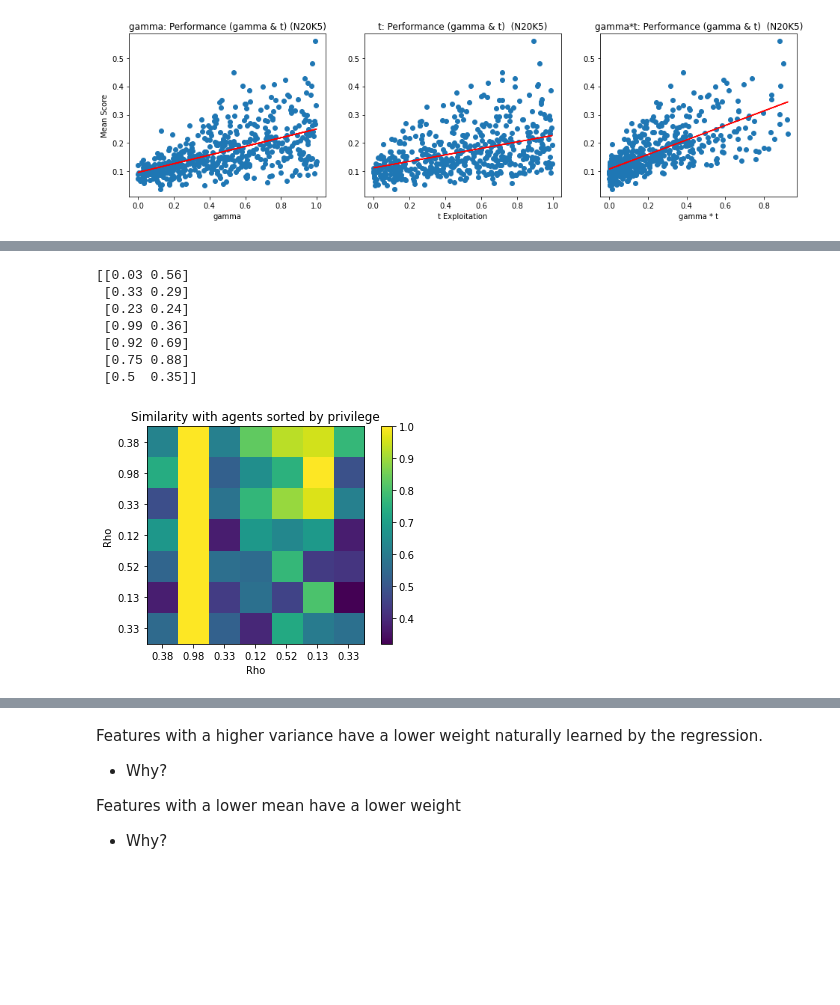
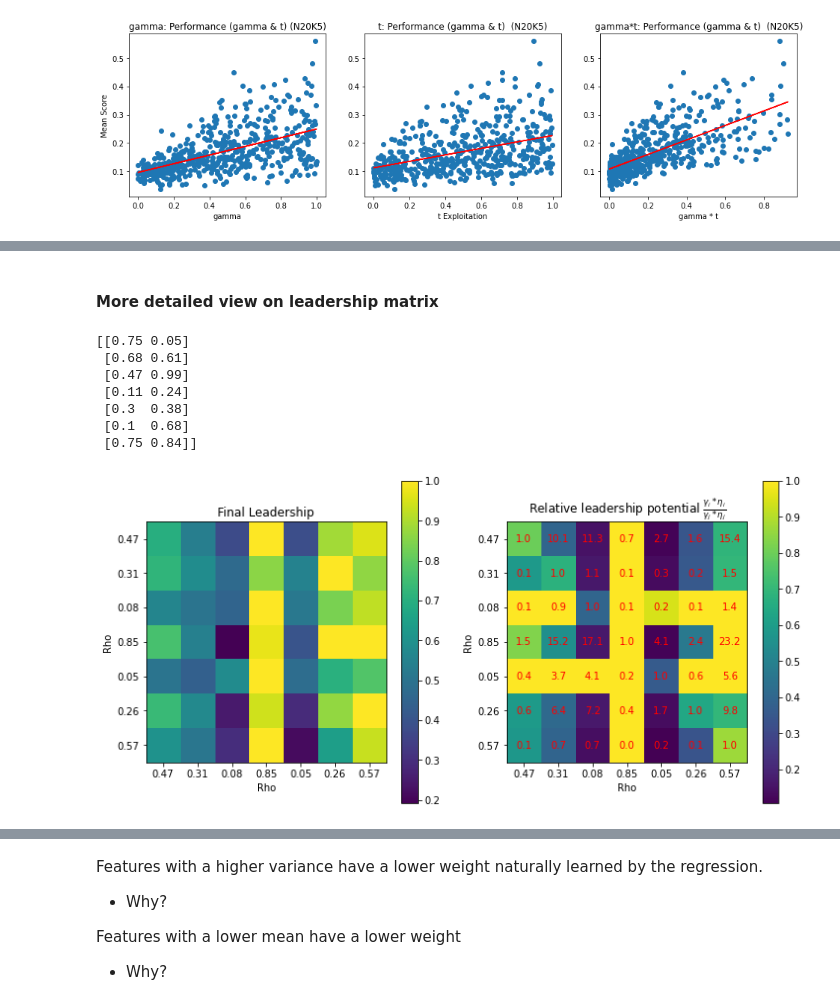
Before and after one commit to sheuschk/DiversitySimulation, a Jupyter notebook: Leadership Granting (Simulation 3).ipynb, the cells around one changed output, grey strips where cells are left out. Saved outputs shown, nothing was run; the diff lists cells and outputs as text; code cells hidden in the pictures; blank space fills up the shorter version.

```diff
--- a/Leadership Granting (Simulation 3).ipynb
+++ b/Leadership Granting (Simulation 3).ipynb
@@ -831,0 +663,10 @@ Text(0.5, 1.0, 'Relative Weight size over time')
+# %%
+rng = np.random.default_rng(10)
+iterations = 150
+n_trials = 500
+n_agents   = 7
+n_features = 4
+
+intervention = False
+
+results, all_weights, all_scores, all_leadership_scores = run_simulation(n_agents, n_trials, n_features, iterations, intervention, rng)
@@ -831,0 +693,10 @@ Text(0.5, 1.0, 'Relative Weight size over time')
+# %%
+rng = np.random.default_rng(10)
+iterations = 150
+n_trials = 500
+n_agents   = 7
+n_features = 4
+
+intervention = True
+
+results_int, all_weights_int, all_scores_int, all_leadership_scores_int = run_simulation(n_agents, n_trials, n_features, iterations, intervention, rng)
@@ -832,22 +721,38 @@ Text(0.5, 1.0, 'Relative Weight size over time')
+# %% [markdown]
+#### More detailed view on leadership matrix
 # %%
-index1 = 42
+index1 = 70
 index2 = index1+7
-matrix = all_leadership_scores[index1:index2].T
-x= results[index1:index2,3]
-plt.title("Similarity with agents sorted by privilege")
-plt.imshow(matrix)
-plt.colorbar()
-plt.xticks(np.arange(7), labels=x.round(2))
-plt.yticks(np.arange(7), labels=x.round(2));
-plt.xlabel("Rho")
-plt.ylabel("Rho")
+matrix = all_leadership_scores_int[index1:index2].T
+x = results_int[index1:index2,3]
+
+fig, axs = plt.subplots(1,2, figsize=(12,6))
+plot_heatmap(matrix, x, axs[0], "Final Leadership")
 print(results[index1:index2,:2].round(2))
+
+# Starting matrix
+matrix = create_minority_matrix(x)
+np.fill_diagonal(matrix, matrix.mean(axis=0))
+axs[1] = plot_heatmap(matrix, x, axs[1], r"Relative leadership potential $ \frac{\gamma_i*\eta_i}{\gamma_j*\eta_j} $")
+
+leadership_potential = results[index1:index2,0] * results[index1:index2,1]
+relative_leadership_potential = np.array([leadership_potential/lp for lp in leadership_potential])
+
+for i in range(7):
+    for j in range(7):
+        axs[1].text(j, i, relative_leadership_potential[i, j].round(1),
+                       ha="center", va="center", color="r")
+
+# Leadership Potential describes the potential agent i can become leader compared to agent j
+# --> High value in a row means worse (gamma*eta) then the other agent
+# --> Agents should grant leadership to the agent with the higest value in their row
+# It is the same agent (highest gamma*eta), so one column
 # %% [output]
-[[0.03 0.56]
- [0.33 0.29]
- [0.23 0.24]
- [0.99 0.36]
- [0.92 0.69]
- [0.75 0.88]
- [0.5  0.35]]
+[[0.75 0.05]
+ [0.68 0.61]
+ [0.47 0.99]
+ [0.11 0.24]
+ [0.3  0.38]
+ [0.1  0.68]
+ [0.75 0.84]]
-[figure, old version]
+[figure, new version]
```
Also changed, not shown: parts of 39 cells of this notebook.
